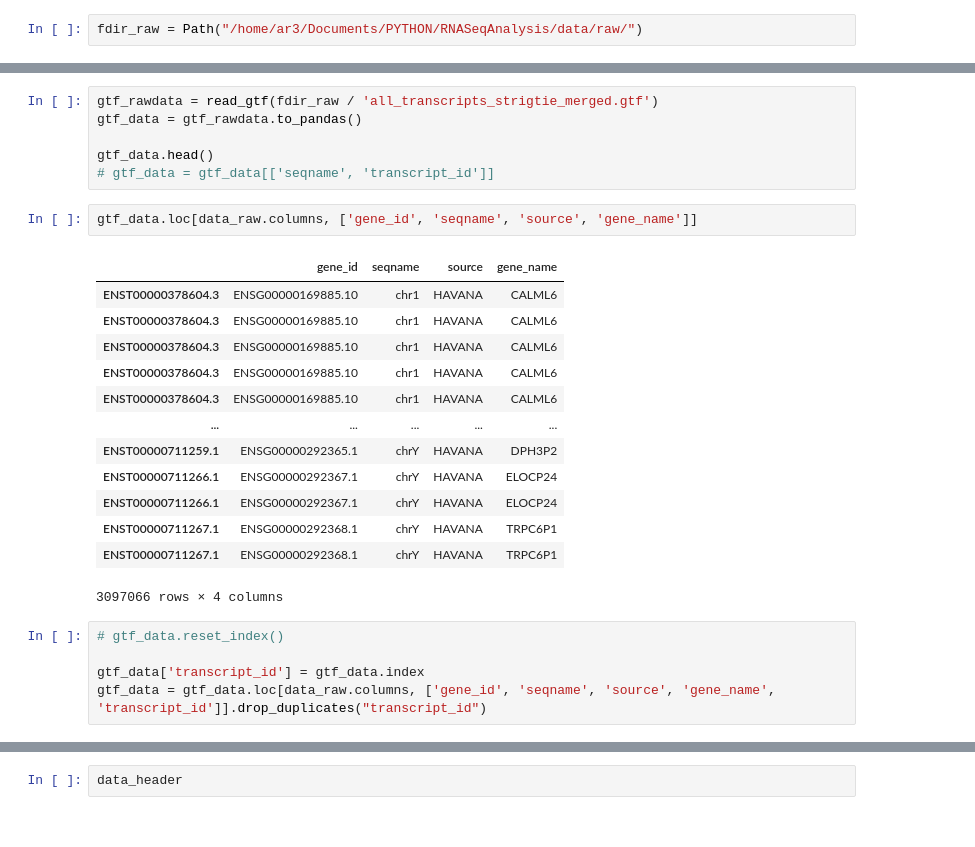
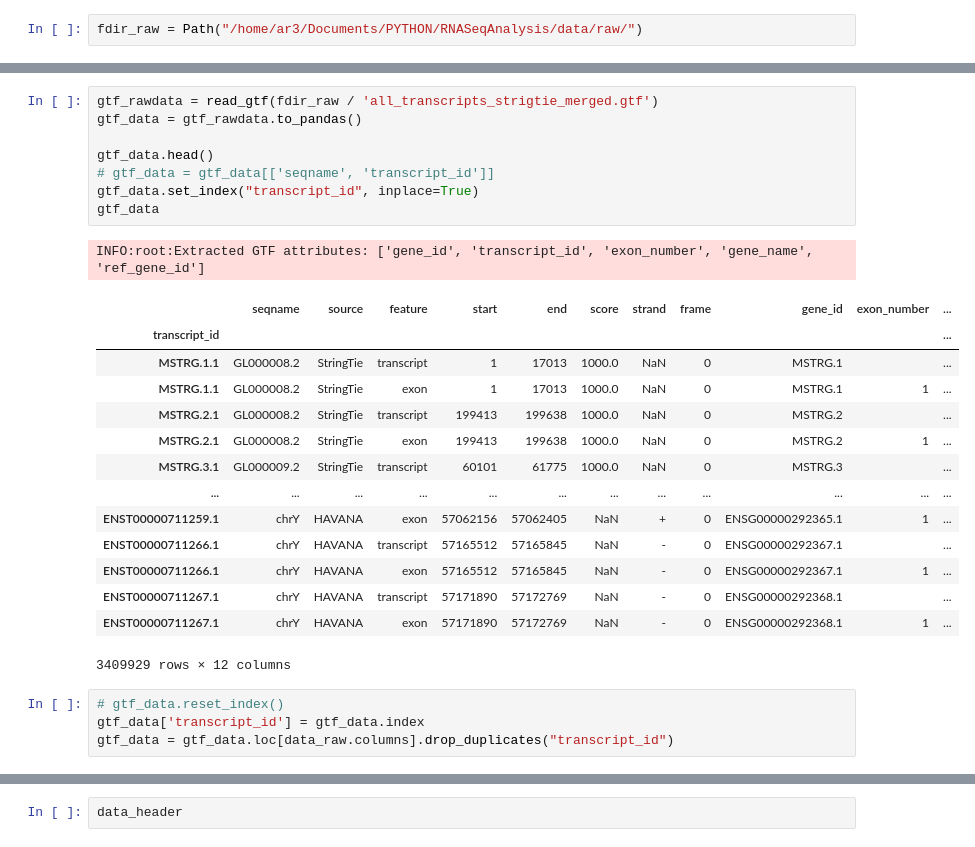
Before and after one commit to zodelheim/sea-infer-rna-seq, a Jupyter notebook: notebooks/anndata_test.ipynb, the cells around one changed output, grey strips where cells are left out. Cells and saved outputs as stored; diff of their text form.

```diff
--- a/notebooks/anndata_test.ipynb
+++ b/notebooks/anndata_test.ipynb
@@ -47,28 +35,29 @@ data_header.head()
 # %%
 gtf_rawdata = read_gtf(fdir_raw / 'all_transcripts_strigtie_merged.gtf')
 gtf_data = gtf_rawdata.to_pandas()
 
 gtf_data.head()
 # gtf_data = gtf_data[['seqname', 'transcript_id']]
+gtf_data.set_index("transcript_id", inplace=True)
+gtf_data
+# %% [output]
+INFO:root:Extracted GTF attributes: ['gene_id', 'transcript_id', 'exon_number', 'gene_name', 'ref_gene_id']
+|  | seqname | source | feature | start | end | score | strand | frame | gene_id | exon_number | ... |
+| transcript_id |  |  |  |  |  |  |  |  |  |  | ... |
+| MSTRG.1.1 | GL000008.2 | StringTie | transcript | 1 | 17013 | 1000.0 | NaN | 0 | MSTRG.1 |  | ... |
+| MSTRG.1.1 | GL000008.2 | StringTie | exon | 1 | 17013 | 1000.0 | NaN | 0 | MSTRG.1 | 1 | ... |
+| MSTRG.2.1 | GL000008.2 | StringTie | transcript | 199413 | 199638 | 1000.0 | NaN | 0 | MSTRG.2 |  | ... |
+| MSTRG.2.1 | GL000008.2 | StringTie | exon | 199413 | 199638 | 1000.0 | NaN | 0 | MSTRG.2 | 1 | ... |
+| MSTRG.3.1 | GL000009.2 | StringTie | transcript | 60101 | 61775 | 1000.0 | NaN | 0 | MSTRG.3 |  | ... |
+| ... | ... | ... | ... | ... | ... | ... | ... | ... | ... | ... | ... |
+| ENST00000711259.1 | chrY | HAVANA | exon | 57062156 | 57062405 | NaN | + | 0 | ENSG00000292365.1 | 1 | ... |
+| ENST00000711266.1 | chrY | HAVANA | transcript | 57165512 | 57165845 | NaN | - | 0 | ENSG00000292367.1 |  | ... |
+| ENST00000711266.1 | chrY | HAVANA | exon | 57165512 | 57165845 | NaN | - | 0 | ENSG00000292367.1 | 1 | ... |
+| ENST00000711267.1 | chrY | HAVANA | transcript | 57171890 | 57172769 | NaN | - | 0 | ENSG00000292368.1 |  | ... |
+| ENST00000711267.1 | chrY | HAVANA | exon | 57171890 | 57172769 | NaN | - | 0 | ENSG00000292368.1 | 1 | ... |
+3409929 rows × 12 columns
-# %%
-gtf_data.loc[data_raw.columns, ['gene_id', 'seqname', 'source', 'gene_name']]
-# %% [output]
-|  | gene_id | seqname | source | gene_name |
-| ENST00000378604.3 | ENSG00000169885.10 | chr1 | HAVANA | CALML6 |
-| ENST00000378604.3 | ENSG00000169885.10 | chr1 | HAVANA | CALML6 |
-| ENST00000378604.3 | ENSG00000169885.10 | chr1 | HAVANA | CALML6 |
-| ENST00000378604.3 | ENSG00000169885.10 | chr1 | HAVANA | CALML6 |
-| ENST00000378604.3 | ENSG00000169885.10 | chr1 | HAVANA | CALML6 |
-| ... | ... | ... | ... | ... |
-| ENST00000711259.1 | ENSG00000292365.1 | chrY | HAVANA | DPH3P2 |
-| ENST00000711266.1 | ENSG00000292367.1 | chrY | HAVANA | ELOCP24 |
-| ENST00000711266.1 | ENSG00000292367.1 | chrY | HAVANA | ELOCP24 |
-| ENST00000711267.1 | ENSG00000292368.1 | chrY | HAVANA | TRPC6P1 |
-| ENST00000711267.1 | ENSG00000292368.1 | chrY | HAVANA | TRPC6P1 |
-3097066 rows × 4 columns
 # %%
 # gtf_data.reset_index()
-
 gtf_data['transcript_id'] = gtf_data.index
-gtf_data = gtf_data.loc[data_raw.columns, ['gene_id', 'seqname', 'source', 'gene_name', 'transcript_id']].drop_duplicates("transcript_id")
+gtf_data = gtf_data.loc[data_raw.columns].drop_duplicates("transcript_id")
 # %%
```
Also changed, not shown: parts of 12 cells of this notebook, 1 other file.
